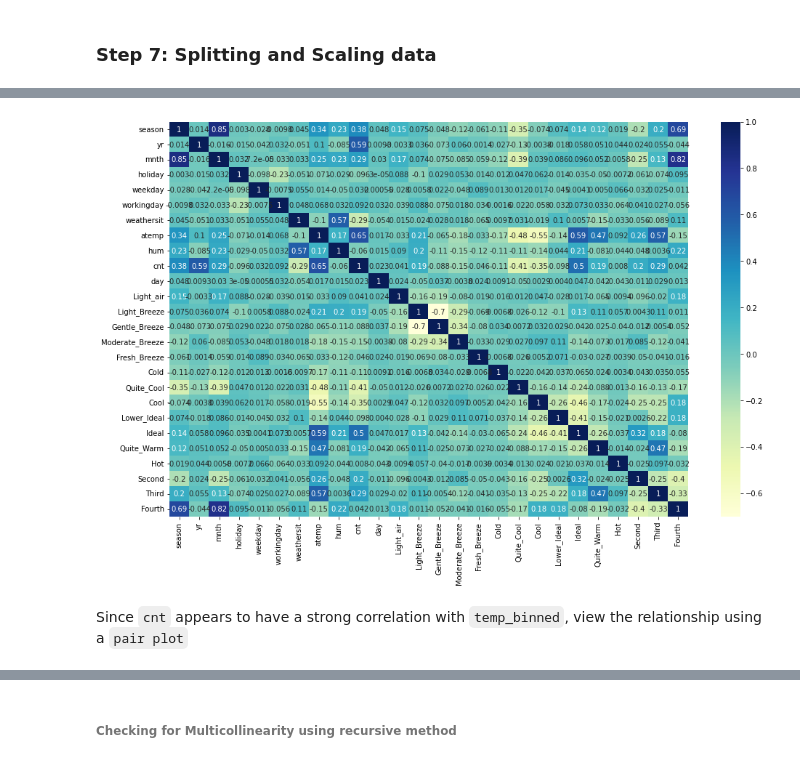
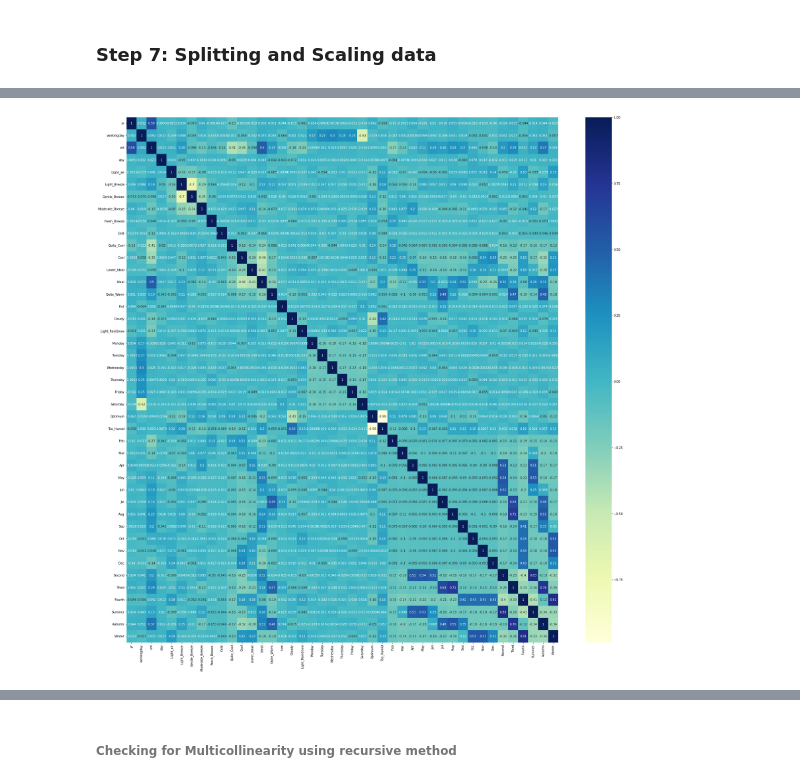
Before and after one commit to ishankarve/Linear-Regression, a Jupyter notebook: Multiple Linear Regression in Python/Assignment/Bike Sharing.ipynb, the cells around one changed output, grey strips where cells are left out. Saved outputs shown, nothing was run; the diff lists cells and outputs as text; code cells hidden in the pictures.

Commit message:
Highly binned model 1235

```diff
--- a/Multiple Linear Regression in Python/Assignment/Bike Sharing.ipynb
+++ b/Multiple Linear Regression in Python/Assignment/Bike Sharing.ipynb
@@ -464,8 +505,0 @@ quarter_dummy.drop(['First'], axis=1, inplace=True) #variable can be described b
-# %%
-#concat it to the main dataframe
-df_bikeshare = pd.concat([df_bikeshare, windspeed_dummy], axis = 1)
-df_bikeshare = pd.concat([df_bikeshare, temp_dummy], axis = 1)
-df_bikeshare = pd.concat([df_bikeshare, quarter_dummy], axis = 1)
-#drop original columns windspeed and temp
-df_bikeshare.drop(['windspeed_binned', 'windspeed', 'temp_binned','temp', 'quarter'], axis = 1, inplace = True)
-df_bikeshare.head(10)
@@ -484,0 +547,16 @@ df_bikeshare.head(10)
+# %%
+#drop original categorical and redundant columns
+df_bikeshare.drop(['instant',
+ 'season',
+ 'mnth',
+ 'dteday',
+ 'holiday',
+ 'weekday',
+ 'weathersit',
+ 'temp',
+ 'atemp',
+ 'hum',
+ 'windspeed',
+ 'casual',
+ 'registered'], axis = 1, inplace = True)
+df_bikeshare.head(10)
@@ -512,9 +603,6 @@ dtype: int64
 s1_df=df_bikeshare.copy()
 s2_df=df_bikeshare.copy()
 s3_df=df_bikeshare.copy()
-# %%
-#drop redundant columns from dataframe
-s1_df.drop(['instant', 'dteday','casual','registered'], axis=1, inplace=True)
 # %%
 #splitting data
 # We specify this so that the train and test data set always have the same rows, respectively
@@ -533,11 +623,13 @@ Index(['season', 'yr', 'mnth', 'holiday', 'weekday', 'workingday',
 #set up scaler
 scaler = MinMaxScaler()
 # Apply scaler() to all the columns except  'cnt' variable
-num_vars = ['season', 'yr', 'mnth', 'holiday', 'weekday', 'workingday',
-       'weathersit', 'atemp', 'hum', 'day', 'Light_air', 'Light_Breeze',
-       'Gentle_Breeze', 'Moderate_Breeze', 'Fresh_Breeze', 'Cold',
-       'Quite_Cool', 'Cool', 'Lower_Ideal', 'Ideal', 'Quite_Warm', 'Hot',
-       'Second', 'Third', 'Fourth']
+num_vars = ['yr','workingday', 'day', 'Light_air',
+       'Light_Breeze', 'Gentle_Breeze', 'Moderate_Breeze', 'Fresh_Breeze',
+       'Cold', 'Quite_Cool', 'Cool', 'Lower_Ideal', 'Ideal', 'Quite_Warm',
+       'Hot', 'Cloudy', 'Light_RainSnow', 'Monday', 'Tuesday', 'Wednesday',
+       'Thursday', 'Friday', 'Saturday', 'Optimum', 'Too_Humid', 'Feb', 'Mar',
+       'Apr', 'May', 'Jun', 'Jul', 'Aug', 'Sep', 'Oct', 'Nov', 'Dec', 'Second',
+       'Third', 'Fourth']
 s1_train[num_vars] = scaler.fit_transform(s1_train[num_vars])
 # %%
 s1_train.head(10)
@@ -557,13 +649,11 @@ s1_train.head(10)
 # %%
 # Checking the correlation coefficients to see which variables are highly correlated
 
-plt.figure(figsize = (16, 10))
+plt.figure(figsize = (32, 32))
 sns.heatmap(s1_train.corr(), annot = True, cmap="YlGnBu")
 plt.show()
 # %% [output]
-[figure, old version]
+[figure, new version]
-# %% [markdown]
-Since `cnt` appears to have a strong correlation with `temp_binned`, view the relationship using a `pair plot`
 # %%
 #check column dtypes
 s1_train.info()
```
Also changed, not shown: parts of 42 cells of this notebook.
